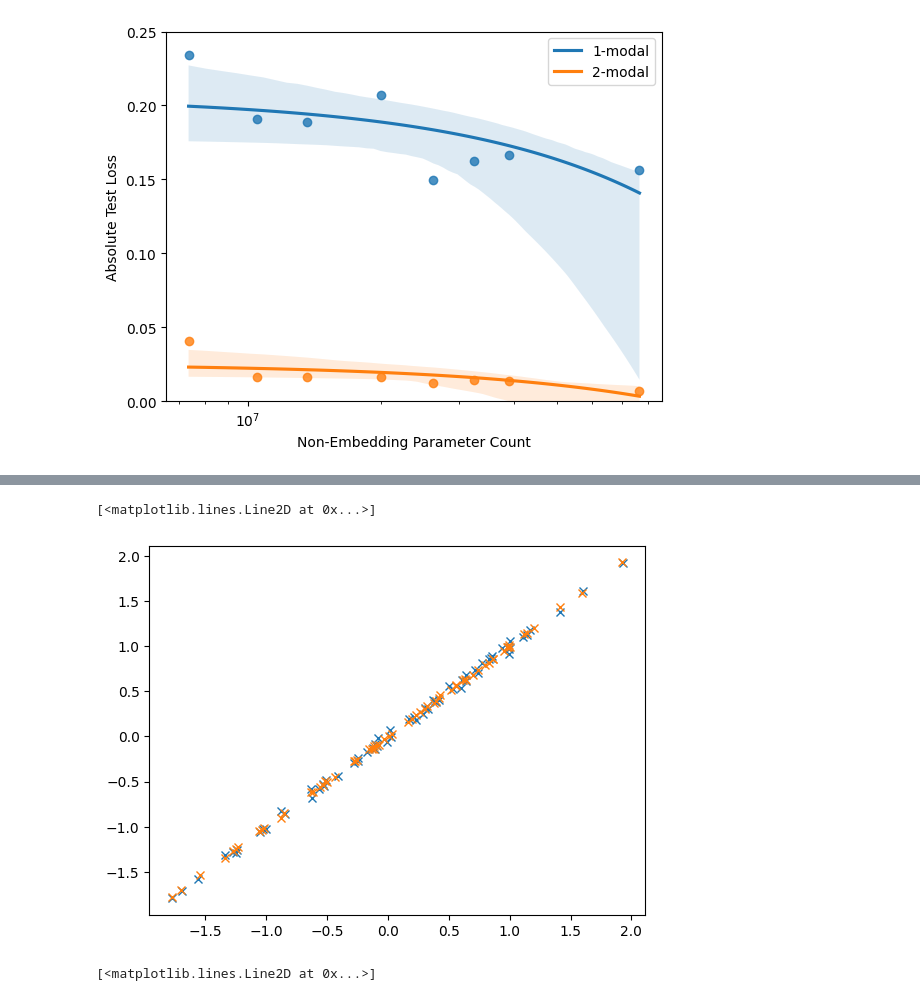
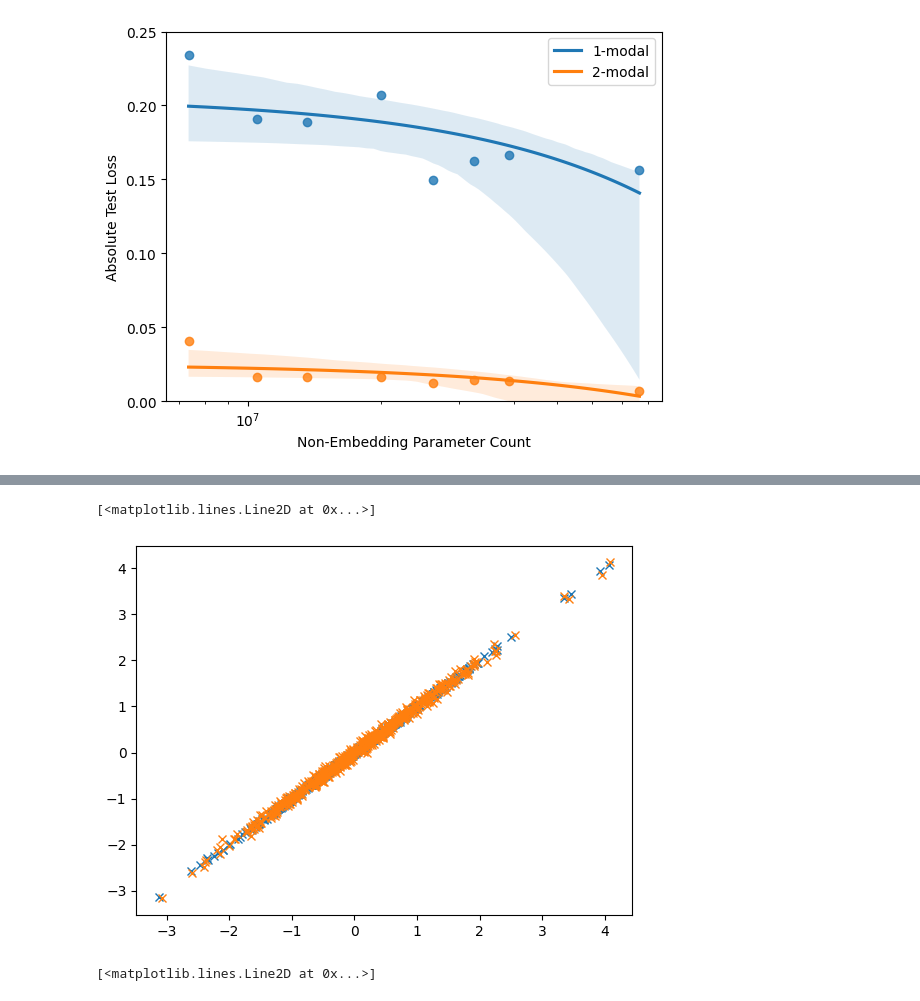
Before and after one commit to josiahbjorgaard/mca-paper, a Jupyter notebook: ModelPrototyping.ipynb, the cells around one changed output, grey strips where cells are left out. Saved outputs shown, nothing was run; the diff lists cells and outputs as text; code cells hidden in the pictures.

```diff
--- a/ModelPrototyping.ipynb
+++ b/ModelPrototyping.ipynb
@@ -203,0 +254,12 @@ with open(os.path.join(output_dir,'model_config.json'),'r') as f:
+# %%
+default_data_collator = BioZorroCollator(pad_len=2048, pad_token=0)
+dataloader = DataLoader(dataset.with_format('torch'), shuffle=True, collate_fn=default_data_collator, batch_size=4,)
+dataloader2 = DataLoader(dataset2.with_format('torch'), shuffle=True, collate_fn=default_data_collator, batch_size=4,)
+# %%
+dl=iter(dataloader)
+dl2=iter(dataloader)
+
+batch = next(dl)
+batch2= next(dl)
+for k,v in batch.items():
+    print(f"{k} {v.shape}")
@@ -214,8 +285,12 @@ def zero_modes(batch, modes=['spliced_index','spliced_data','unspliced_data','un
         batch[mode][0]=batch[mode][0]*0
     return batch
 # %%
+output=[]
+output2=[]
 with torch.no_grad():
-    for i in range(1):
+    for i in range(20):
         batch = next(dl)
-        output = model(**batch)
-        output2 = model(**zero_modes(batch))
+        batch2 = next(dl2)
+        output.append(model(**batch))
+        output2.append(model(**batch2))
+        #output2 = model(**zero_modes(batch))
@@ -247,0 +297,11 @@ for i in range(4):
+# %%
+def refactor(outputs):
+    assert isinstance(outputs,list)
+    out_dict = {k:[] for k in outputs[0] if 'loss' not in k}
+    for batch in outputs:
+        for key in out_dict.keys():
+            out_dict[key].append(batch[key])
+    out_dict = {k:torch.cat(v) for k,v in out_dict.items()}
+    return out_dict
+output = refactor(output)
+output2 = refactor(output2)
@@ -248,10 +355,10 @@ for i in range(4):
 # %%
 import matplotlib.pyplot as plt
-plt.plot(output.fusion[0].T, output2.fusion[0].T,'x')
-plt.plot(output.fusion[1].T, output2.fusion[3].T,'x')
+plt.plot(output.spliced[0].T, output2.spliced[0].T,'x')
+plt.plot(output.spliced[1].T, output2.spliced[3].T,'x')
 # %% [output]
 [<matplotlib.lines.Line2D at 0x...>]
-[figure, old version]
+[figure, new version]
 # %%
 plt.plot(output.expression[0].T, output2.expression[0].T,'x')
 # %% [output]
```
Also changed, not shown: parts of 18 cells of this notebook, 2 other files.
